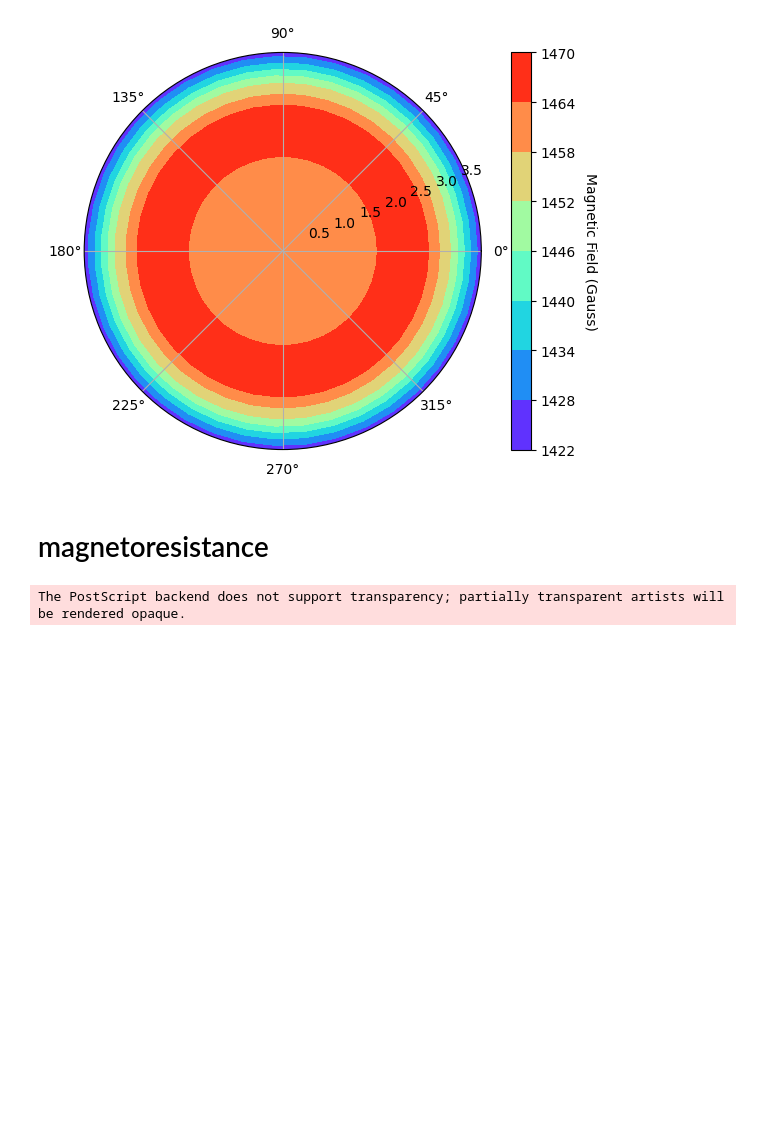
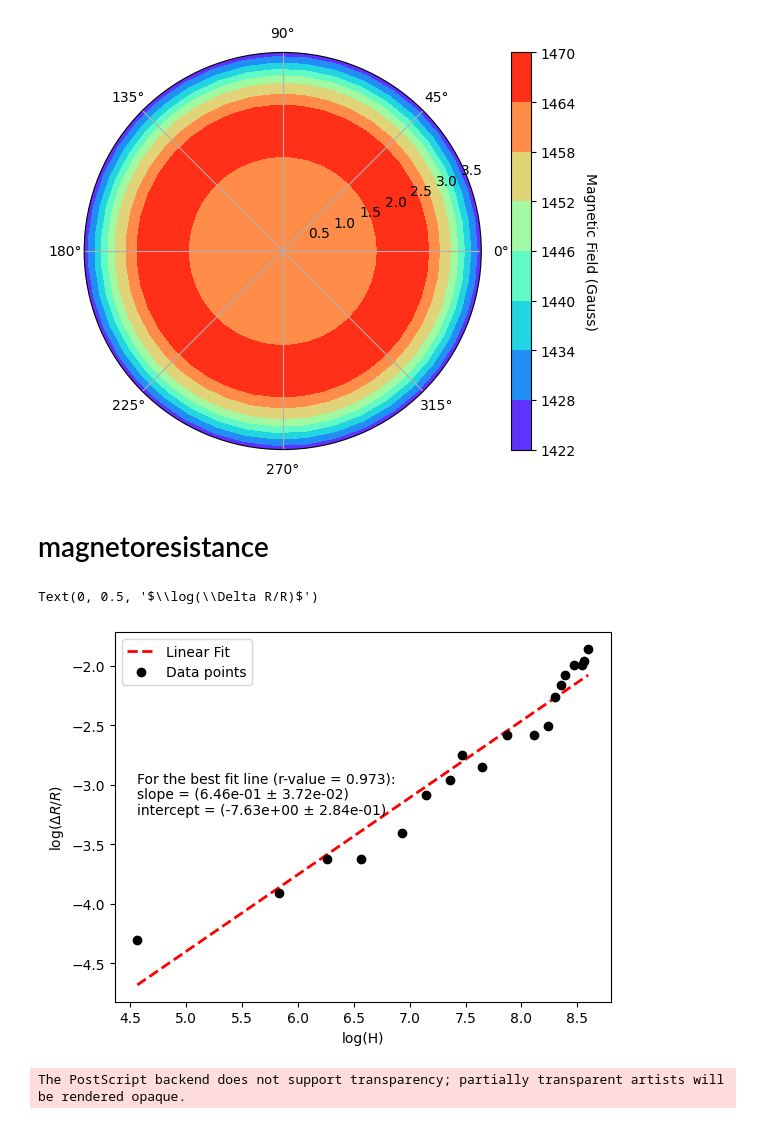
Before and after one commit to gayatri-p/lab-reports, a Jupyter notebook: solid state physics/4. hall effect and magnetoresistance of bismuth/analysis.ipynb, the cells around one changed output. Drawn from its saved outputs; the diff is of its cells as text; code cells hidden in the pictures; blank space fills up the shorter version.

```diff
--- a/solid state physics/4. hall effect and magnetoresistance of bismuth/analysis.ipynb
+++ b/solid state physics/4. hall effect and magnetoresistance of bismuth/analysis.ipynb
@@ -61,6 +61,27 @@ def fit_exponential(xs, ys, p0=(1,1,1,1), params=False):
     if params:
         A,m,c,d = params
     return xFit, exponential(xFit, A, m, c, d), (A, m, c, d), (np.diag(pcov)**0.5)
+# %%
+data1 = pd.read_excel('data.xlsx', sheet_name='rm_198')
+logh = data1['logH'][:19]
+rbyr = np.log(data1['rbyr'][:19])
+# fits = fit_line(logh, rbyr, params=(2.144e+00, 1.238e+00,1.086e+01,1.830e-02))
+xx, yy, fit, error, label = fit_line(logh, rbyr)
+plt.plot(xx,yy, 'r--', linewidth=2, label='Linear Fit')
+# plt.plot(fits[0], fits[1], '-r', label='Exponential Fit')
+plt.plot(logh, rbyr, 'ko', label='Data points')
+# label = f'Best-fit parameters for\n      '+  r'$y=A e^{-b(x-c)} + d$' + f'\nA = {fits[2][0]:.2f}' + r' $\pm$ ' + f'{0.01:.2f}\n' \
+#         + r'b' + f' = {fits[2][1]:.2f}' + r' $\pm$ ' + f'{0.16:.2f}\n' \
+#         + r'c' + f' = {fits[2][2]:.2f}' + r' $\pm$ ' + f'{0.28:.2f}\n' \
+#         + r'd' + f' = {fits[2][3]:.2f}' + r' $\pm$ ' + f'{0.01:.2f}\n'
+plt.text(0.16,0.5,label, fontsize=10,transform=plt.gcf().transFigure)
+plt.legend()
+plt.xlabel('log(H)')
+plt.ylabel(r'$\log(\Delta R/R)$')
+# plt.tight_layout();plt.savefig('images/198rm.eps')
+# %% [output]
+Text(0, 0.5, '$\\log(\\Delta R/R)$')
+[figure, added]
 # %%
 data1 = pd.read_excel('data.xlsx', sheet_name='rm_198')
 logh = data1['logH'][:19]
```
Also changed, not shown: 30 other files.
